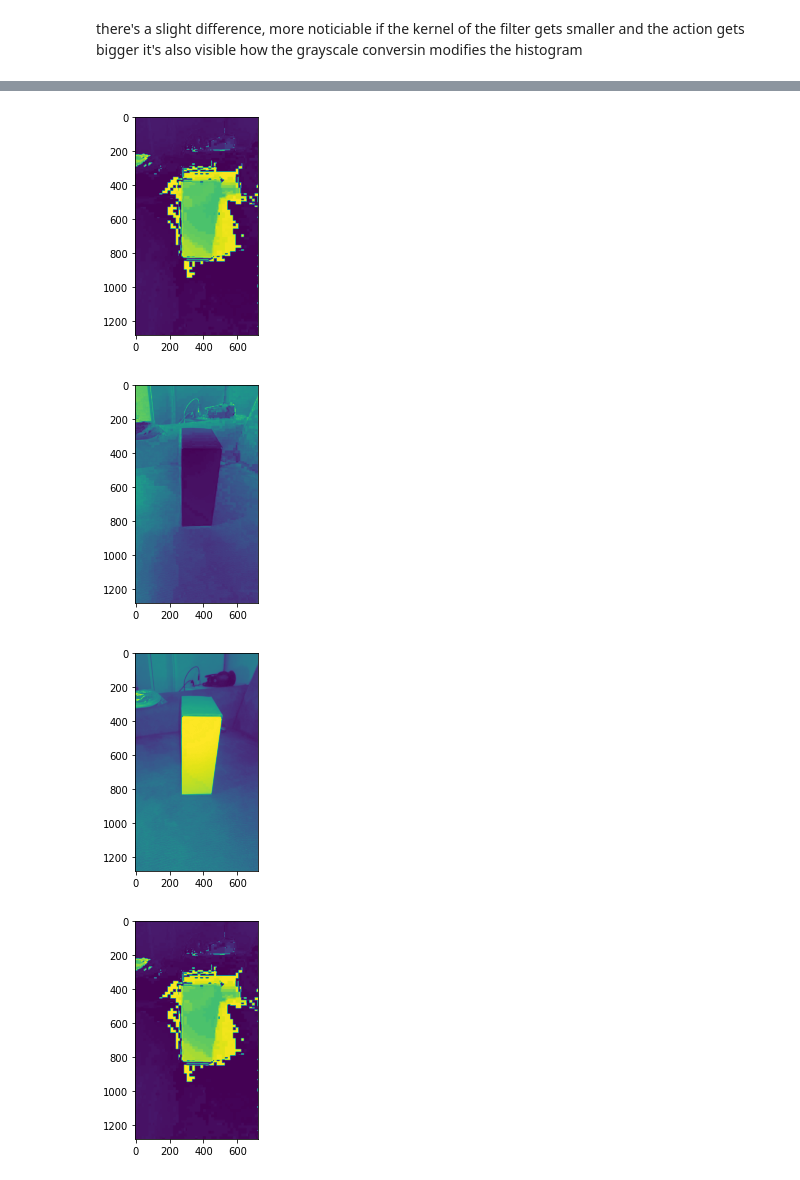
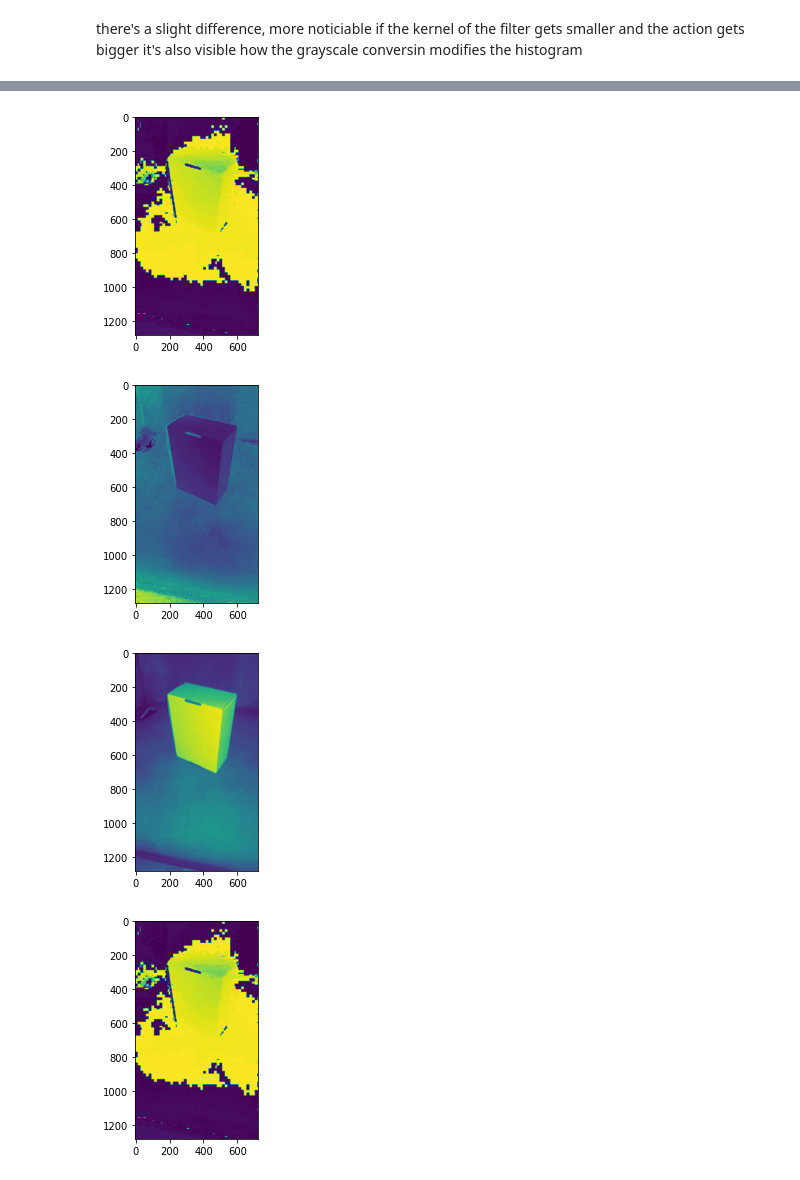
Before and after one commit to Cangio/CV-Alma-X, a Jupyter notebook: 1-box/channel_mask_n_edges.ipynb, the cells around one changed output, grey strips where cells are left out. Cells and saved outputs as stored; diff of their text form; code cells hidden in the pictures.

```diff
--- a/1-box/channel_mask_n_edges.ipynb
+++ b/1-box/channel_mask_n_edges.ipynb
@@ -130,39 +144,39 @@ import numpy as np
 from matplotlib import pyplot as plt
 debug=1
 
-image=cv2.cvtColor(cv2.imread('body/box2.jpg'),cv2.COLOR_BGR2HSV)
+image=cv2.cvtColor(cv2.imread('body/box3.jpg'),cv2.COLOR_BGR2HSV)
 imgh,imgs,imgv=cv2.split(image)
 if debug:
     plt.imshow(imgh)
     plt.show()
     plt.imshow(imgs)
     plt.show()
     plt.imshow(imgv)
     plt.show()
 #since hue channel is circular, lowest and highest values coincide, let's shift it
 #:https://stackoverflow.com/questions/49697363/shifting-hsv-pixel-values-in-python-using-numpy
 #hue€[0-179], so for moving it of teta degrees, shift=theta/2
 hueshift=0/2
 #imgh=(imgh+ hueshift) % 180 ##iff values: <O | >360°(180)
 if debug:
     plt.imshow(imgh)
     plt.show()
 
 #channel thresholding... apparently not usefull without shifting
 
 #edge detector
 ## h channel not usefull without shifting others
 imghedg= cv2.Canny(imgh, 10,500,1)
 if debug:
     plt.imshow(imghedg)
     plt.show()
 if 0:
     limlow=(50,50,50)
     limhigh=(255,255,)
     mask = cv2.inRange(hsvimage, limlow,limhigh)
     thresimage = cv2.bitwise_and(image,image, mask=mask)
 # %% [output]
-[figure, old version]
+[figure, new version]
-[figure, old version]
+[figure, new version]
-[figure, old version]
+[figure, new version]
-[figure, old version]
+[figure, new version]
```
Also changed, not shown: parts of 7 cells of this notebook, 9 other files.
